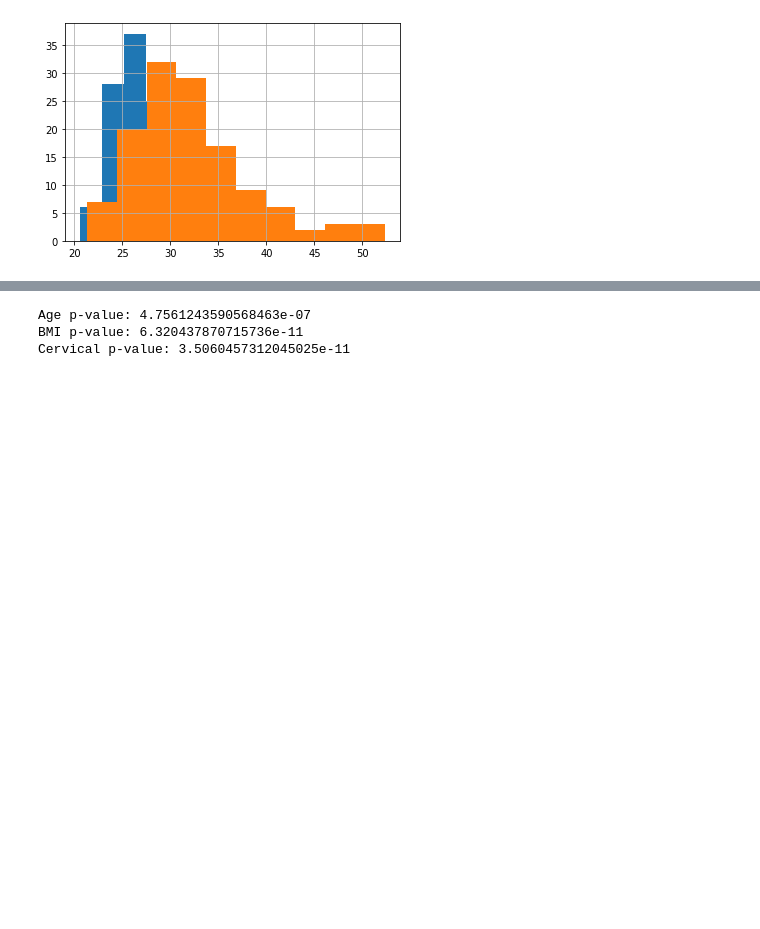
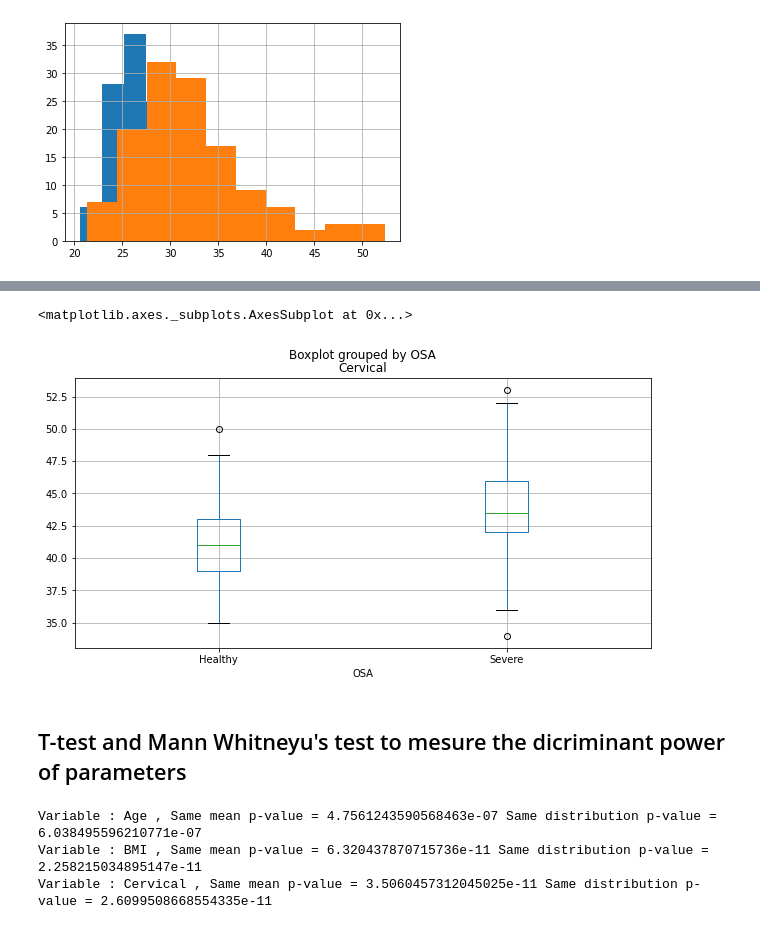
Before and after one commit to MGousset/UPM_AI_Master_degree, a Jupyter notebook: notebooks/EDA_Classification_Marvin_Gousset.ipynb, the cells around one changed output, grey strips where cells are left out. Cells and saved outputs as stored; diff of their text form; code cells hidden in the pictures; blank space fills up the shorter version.

```diff
--- a/notebooks/EDA_Classification_Marvin_Gousset.ipynb
+++ b/notebooks/EDA_Classification_Marvin_Gousset.ipynb
@@ -131,10 +104,20 @@ Name: BMI, dtype: object
+# %%
+df.boxplot(column='Cervical', by='OSA', figsize=(10 ,5))
+# %% [output]
+<matplotlib.axes._subplots.AxesSubplot at 0x...>
+[figure, added]
+# %% [markdown]
+## T-test and Mann Whitneyu's test to mesure the dicriminant power of parameters
 # %%
 from scipy import stats
 for column in ['Age', 'BMI', 'Cervical']:
   group1 = df.where(df.OSA== 'Healthy').dropna()[column]
   group2 = df.where(df.OSA== 'Severe').dropna()[column]
-  print(column,'p-value:', stats.ttest_ind(group1,group2)[1])
+  t_test_p_value = stats.ttest_ind(group1,group2)[1]
+  mannWhitney_p_value = stats.mannwhitneyu(group1,group2)[1]
+  print('Variable :', column,', Same mean p-value =', t_test_p_value,
+        'Same distribution p-value =', mannWhitney_p_value)
 # %% [output]
-Age p-value: 4.7561243590568463e-07
-BMI p-value: 6.320437870715736e-11
-Cervical p-value: 3.5060457312045025e-11
+Variable : Age , Same mean p-value = 4.7561243590568463e-07 Same distribution p-value = 6.038495596210771e-07
+Variable : BMI , Same mean p-value = 6.320437870715736e-11 Same distribution p-value = 2.258215034895147e-11
+Variable : Cervical , Same mean p-value = 3.5060457312045025e-11 Same distribution p-value = 2.6099508668554335e-11
```
Also changed, not shown: parts of 30 cells of this notebook, 1 other file.
